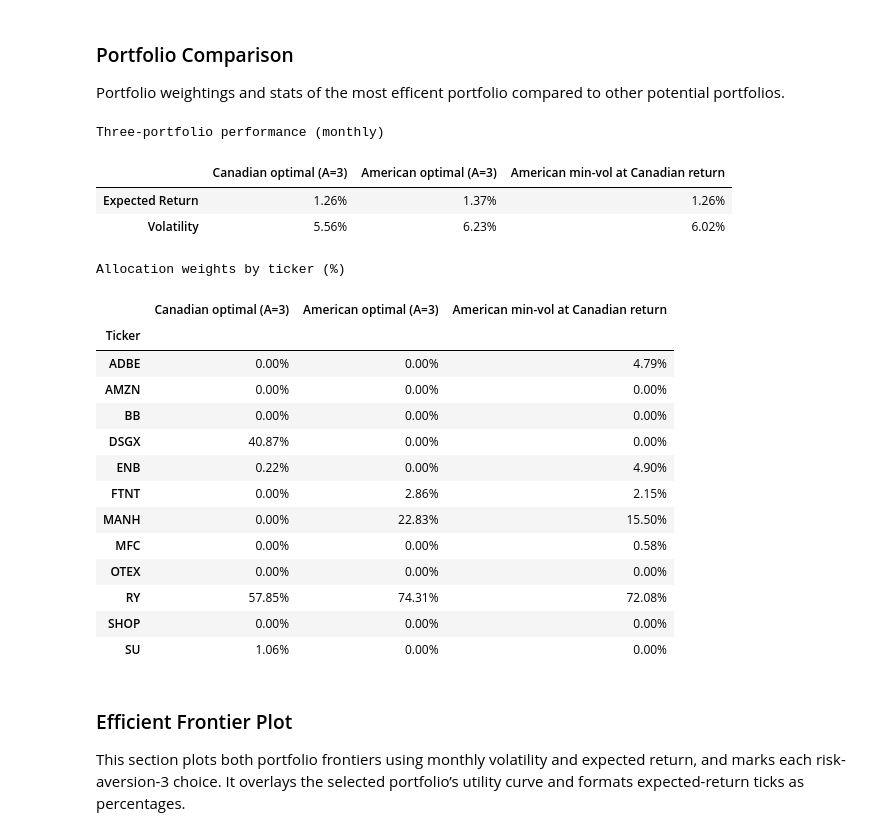
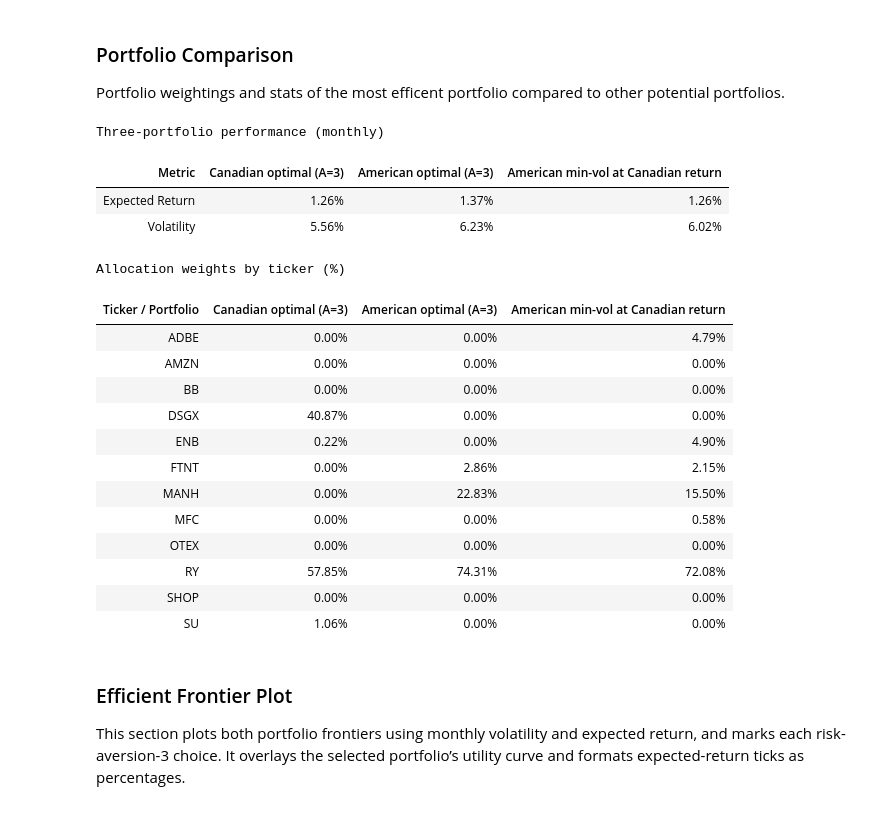
Before and after one commit to Chara1236/CFM301, a Jupyter notebook: PROJ1-CFM301.ipynb, the cells around one changed output. Drawn from its saved outputs; the diff is of its cells as text; code cells hidden in the pictures.

```diff
--- a/PROJ1-CFM301.ipynb
+++ b/PROJ1-CFM301.ipynb
@@ -454,9 +450,9 @@ american_label = "American optimal (A=3)"
 same_return_label = "American min-vol at Canadian return"
 canadian_target_return = canadian_result["best_return"]
 american_mean_returns = american_result["mean_returns"]
-american_cov_matrix = american_result["cov_matrix"]
-american_tickers = american_result["frame"].columns.tolist()
-american_bounds = [(0, 1)] * len(american_tickers)
+amercian_cov_matrix = american_result["cov_matrix"]
+amercian_tickers = american_result["frame"].columns.tolist()
+amercian_bounds = [(0, 1)] * len(american_tickers)
 
 portfolio_weights = {
     canadian_label: canadian_result["best_weights"],
@@ -482,7 +478,11 @@ if canadian_target_return < american_mean_returns.min() - 1e-8 or canadian_targe
             ],
         }
     )
-    display(comparison_status.style.set_caption("Same-return portfolio status"))
+    display(
+        comparison_status.style
+        .hide(axis="index")
+        .set_caption("Same-return portfolio status")
+    )
 else:
     same_return_result = minimize(
         lambda weights: weights @ american_cov_matrix @ weights,
@@ -501,41 +501,51 @@ else:
     if same_return_result.success:
         same_return_weights = pd.Series(same_return_result.x, index=american_tickers)
         same_return = float(same_return_result.x @ american_mean_returns)
         same_return_variance = float(
             same_return_result.x @ american_cov_matrix @ same_return_result.x
         )
         portfolio_weights[same_return_label] = same_return_weights
         portfolio_metrics[same_return_label] = {
             "Expected Return": same_return,
             "Volatility": np.sqrt(same_return_variance),
         }
     else:
         optimization_status = pd.DataFrame({"Status": [same_return_result.message]})
-        display(optimization_status.style.set_caption("Same-return optimization status"))
+        display(
+            optimization_status.style
+            .hide(axis="index")
+            .set_caption("Same-return optimization status")
+        )
 
-performance_table = pd.DataFrame(portfolio_metrics)
+performance_table = (
+    pd.DataFrame(portfolio_metrics)
+    .rename_axis("Metric")
+    .reset_index()
+)
 weight_table = pd.concat(portfolio_weights, axis=1).fillna(0)
 weight_table = weight_table.reindex(sorted(weight_table.index))
-weight_table.index.name = "Ticker"
+weight_table = weight_table.rename_axis("Ticker").reset_index()
+weight_table = weight_table.rename(columns={"Ticker": "Ticker / Portfolio"})
 
 display(
     performance_table.style
-    .format("{:.2%}")
+    .hide(axis="index")
+    .format({label: "{:.2%}" for label in portfolio_metrics})
     .set_caption("Three-portfolio performance (monthly)")
 )
 display(
     weight_table.style
-    .format("{:.2%}")
+    .hide(axis="index")
+    .format({label: "{:.2%}" for label in portfolio_weights})
     .set_caption("Allocation weights by ticker (%)")
 )
 # %% [output]
 Three-portfolio performance (monthly)
-|  | Canadian optimal (A=3) | American optimal (A=3) | American min-vol at Canadian return |
+| Metric | Canadian optimal (A=3) | American optimal (A=3) | American min-vol at Canadian return |
 | Expected Return | 1.26% | 1.37% | 1.26% |
 | Volatility | 5.56% | 6.23% | 6.02% |
 Allocation weights by ticker (%)
-|  | Canadian optimal (A=3) | American optimal (A=3) | American min-vol at Canadian return |
-| Ticker |  |  |  |
+| Ticker / Portfolio | Canadian optimal (A=3) | American optimal (A=3) | American min-vol at Canadian return |
 | ADBE | 0.00% | 0.00% | 4.79% |
 | AMZN | 0.00% | 0.00% | 0.00% |
 | BB | 0.00% | 0.00% | 0.00% |
```
Also changed, not shown: parts of 5 cells of this notebook.
